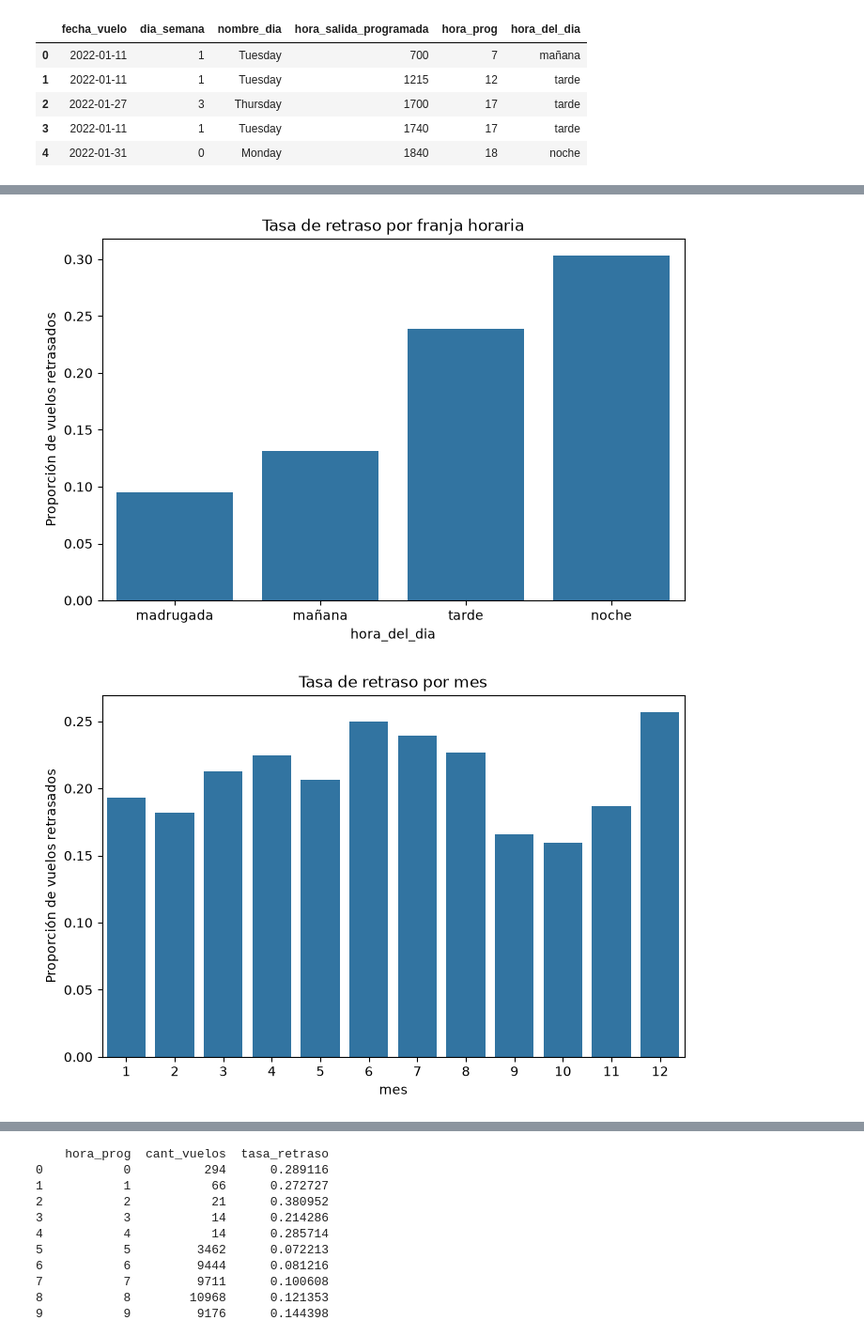
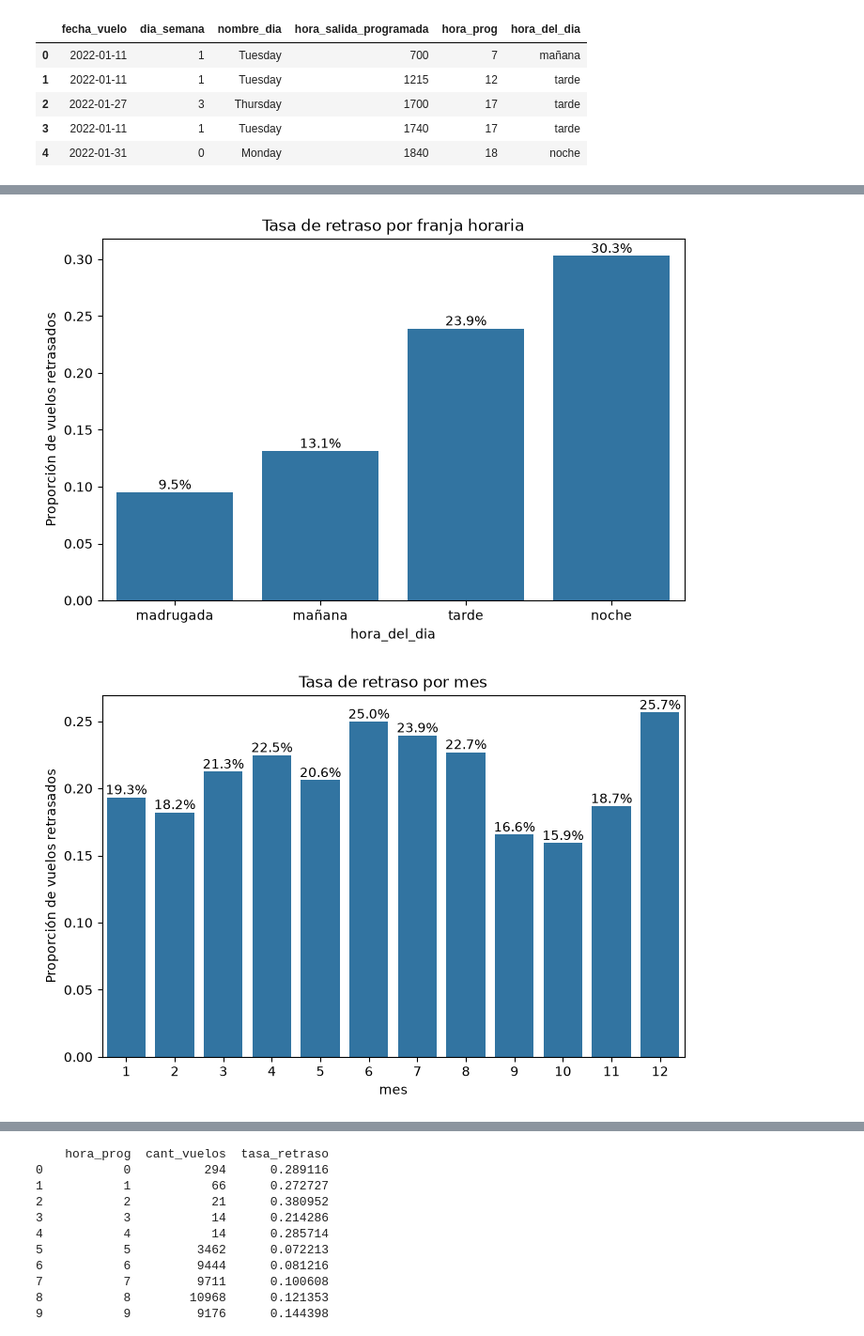
Before and after one commit to Guadacarro/TP_IA, a Jupyter notebook: tp.ipynb, the cells around one changed output, grey strips where cells are left out. Shown at 94% size. Drawn from its saved outputs; the diff is of its cells as text; code cells hidden in the pictures.

```diff
--- a/tp.ipynb
+++ b/tp.ipynb
@@ -666,31 +694,34 @@ display(df_2022[['fecha_vuelo', 'dia_semana', 'nombre_dia', 'hora_salida_program
 # %%
 # Tasa de retraso por día de la semana
 tasa_dia = df_2022.groupby('nombre_dia')['retrasado'].mean().sort_values(ascending=False)
-print(tasa_dia)
+#print(tasa_dia)
 
 # Tasa de retraso por franja horaria
 tasa_hora = df_2022.groupby('hora_del_dia', observed=True)['retrasado'].mean().sort_values(ascending=False)
-print(tasa_hora)
+#print(tasa_hora)
 
 # Tasa de retraso por mes
 tasa_mes = df_2022.groupby('mes', observed=True)['retrasado'].mean().sort_values(ascending=False)
-print(tasa_mes)
+#print(tasa_mes)
 
 # Gráficos
 plt.figure(figsize=(8,5))
-sns.barplot(x=tasa_dia.index, y=tasa_dia.values)
+ax = sns.barplot(x=tasa_dia.index, y=tasa_dia.values)
+ax.bar_label(ax.containers[0], fmt=lambda v: f'{v:.1%}')
 plt.title('Tasa de retraso por día de la semana')
 plt.ylabel('Proporción de vuelos retrasados')
 plt.show()
 
 plt.figure(figsize=(8,5))
-sns.barplot(x=tasa_hora.index, y=tasa_hora.values, order=labels)
+ax = sns.barplot(x=tasa_hora.index, y=tasa_hora.values, order=labels)
+ax.bar_label(ax.containers[0], fmt=lambda v: f'{v:.1%}')
 plt.title('Tasa de retraso por franja horaria')
 plt.ylabel('Proporción de vuelos retrasados')
 plt.show()
 
 plt.figure(figsize=(8,5))
-sns.barplot(x=tasa_mes.index, y=tasa_mes.values)
+ax = sns.barplot(x=tasa_mes.index, y=tasa_mes.values)
+ax.bar_label(ax.containers[0], fmt=lambda v: f'{v:.1%}')
 plt.title('Tasa de retraso por mes')
 plt.ylabel('Proporción de vuelos retrasados')
 plt.show()
@@ -716,3 +730,3 @@ Name: retrasado, dtype: float64
-[figure, old version]
+[figure, new version]
-[figure, old version]
+[figure, new version]
 # %% [markdown]
```
Also changed, not shown: parts of 13 cells of this notebook.
